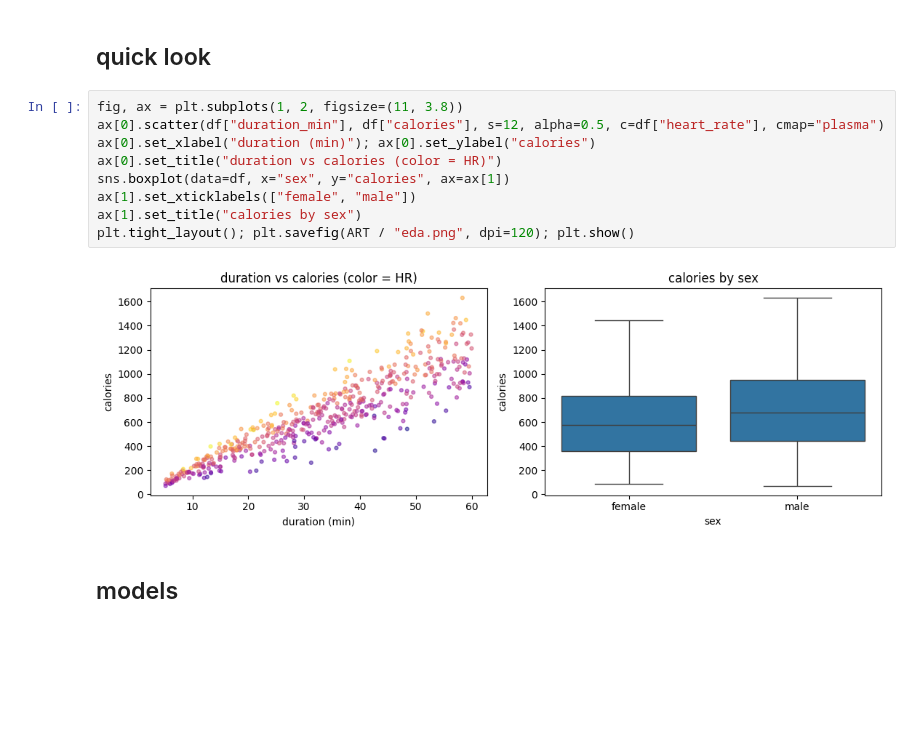
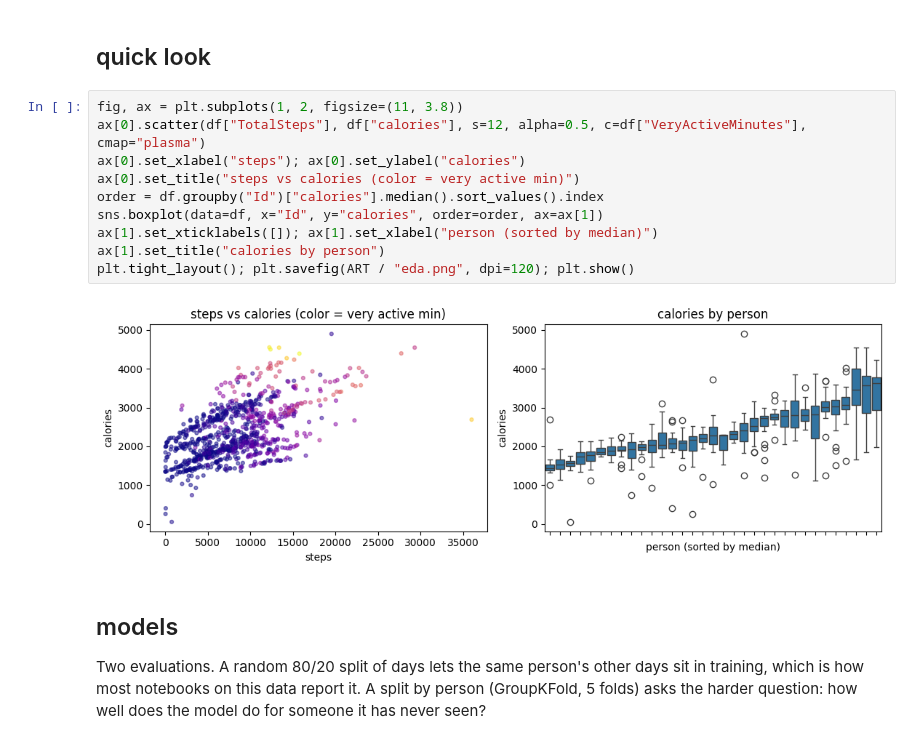
Before and after one commit to Rushmitha-dot/rush, a Jupyter notebook: notebooks/033_calories_burnt/033_calories_burnt.ipynb, the cells around one changed output. Cells and saved outputs as stored; diff of their text form; blank space fills up the shorter version.

Commit message:
033: use the crowd-sourced Fitbit data (Furberg et al., Zenodo)

```diff
--- a/notebooks/033_calories_burnt/033_calories_burnt.ipynb
+++ b/notebooks/033_calories_burnt/033_calories_burnt.ipynb
@@ -65,15 +49,18 @@ df.head()
 ## quick look
 # %%
 fig, ax = plt.subplots(1, 2, figsize=(11, 3.8))
-ax[0].scatter(df["duration_min"], df["calories"], s=12, alpha=0.5, c=df["heart_rate"], cmap="plasma")
-ax[0].set_xlabel("duration (min)"); ax[0].set_ylabel("calories")
-ax[0].set_title("duration vs calories (color = HR)")
-sns.boxplot(data=df, x="sex", y="calories", ax=ax[1])
-ax[1].set_xticklabels(["female", "male"])
-ax[1].set_title("calories by sex")
+ax[0].scatter(df["TotalSteps"], df["calories"], s=12, alpha=0.5, c=df["VeryActiveMinutes"], cmap="plasma")
+ax[0].set_xlabel("steps"); ax[0].set_ylabel("calories")
+ax[0].set_title("steps vs calories (color = very active min)")
+order = df.groupby("Id")["calories"].median().sort_values().index
+sns.boxplot(data=df, x="Id", y="calories", order=order, ax=ax[1])
+ax[1].set_xticklabels([]); ax[1].set_xlabel("person (sorted by median)")
+ax[1].set_title("calories by person")
 plt.tight_layout(); plt.savefig(ART / "eda.png", dpi=120); plt.show()
 # %% [output]
-[figure, old version]
+[figure, new version]
 # %% [markdown]
 ## models
+
+Two evaluations. A random 80/20 split of days lets the same person's other days sit in training, which is how most notebooks on this data report it. A split by person (GroupKFold, 5 folds) asks the harder question: how well does the model do for someone it has never seen?
 # %%
```
Also changed, not shown: parts of 6 cells of this notebook.
